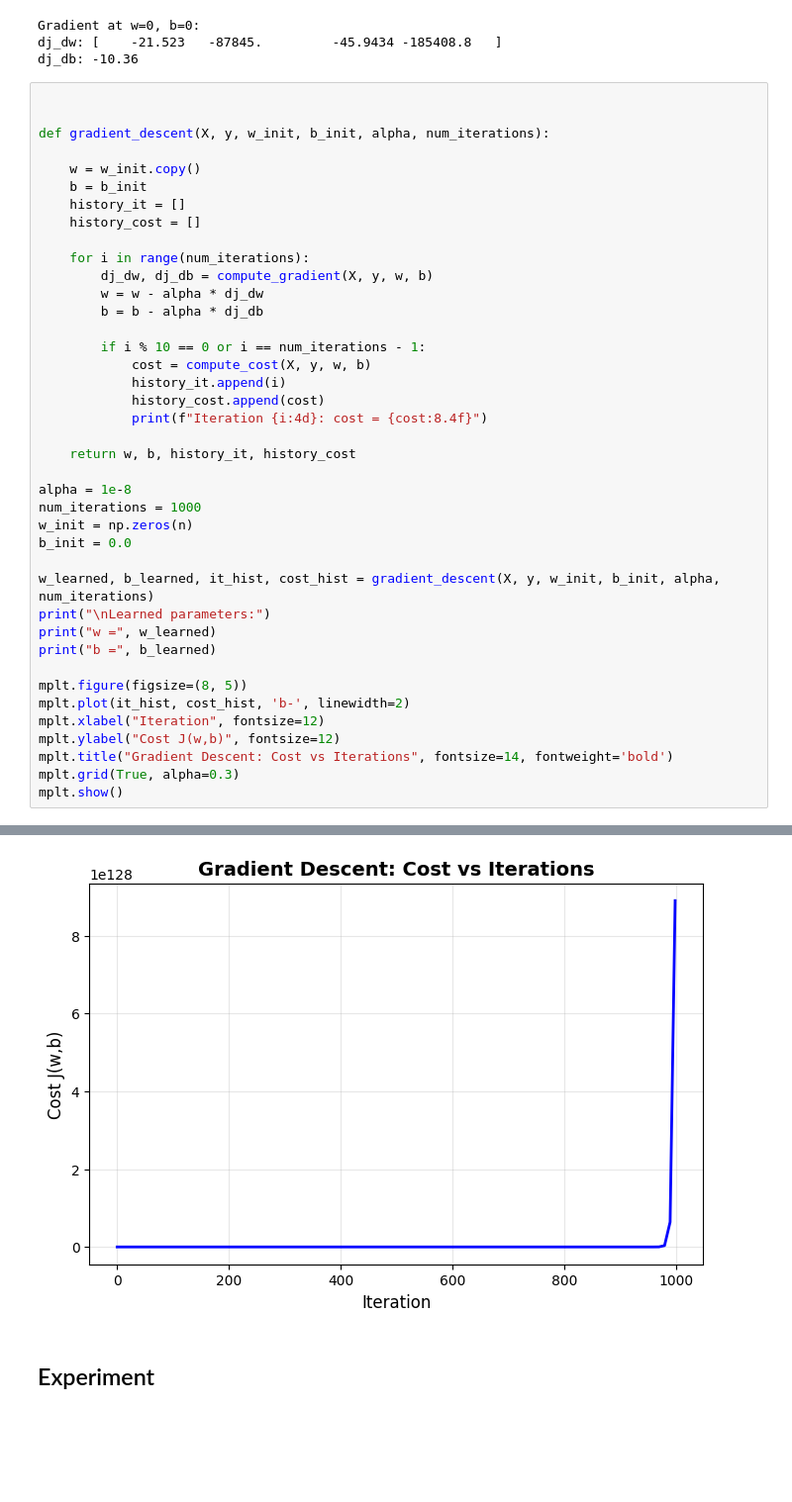
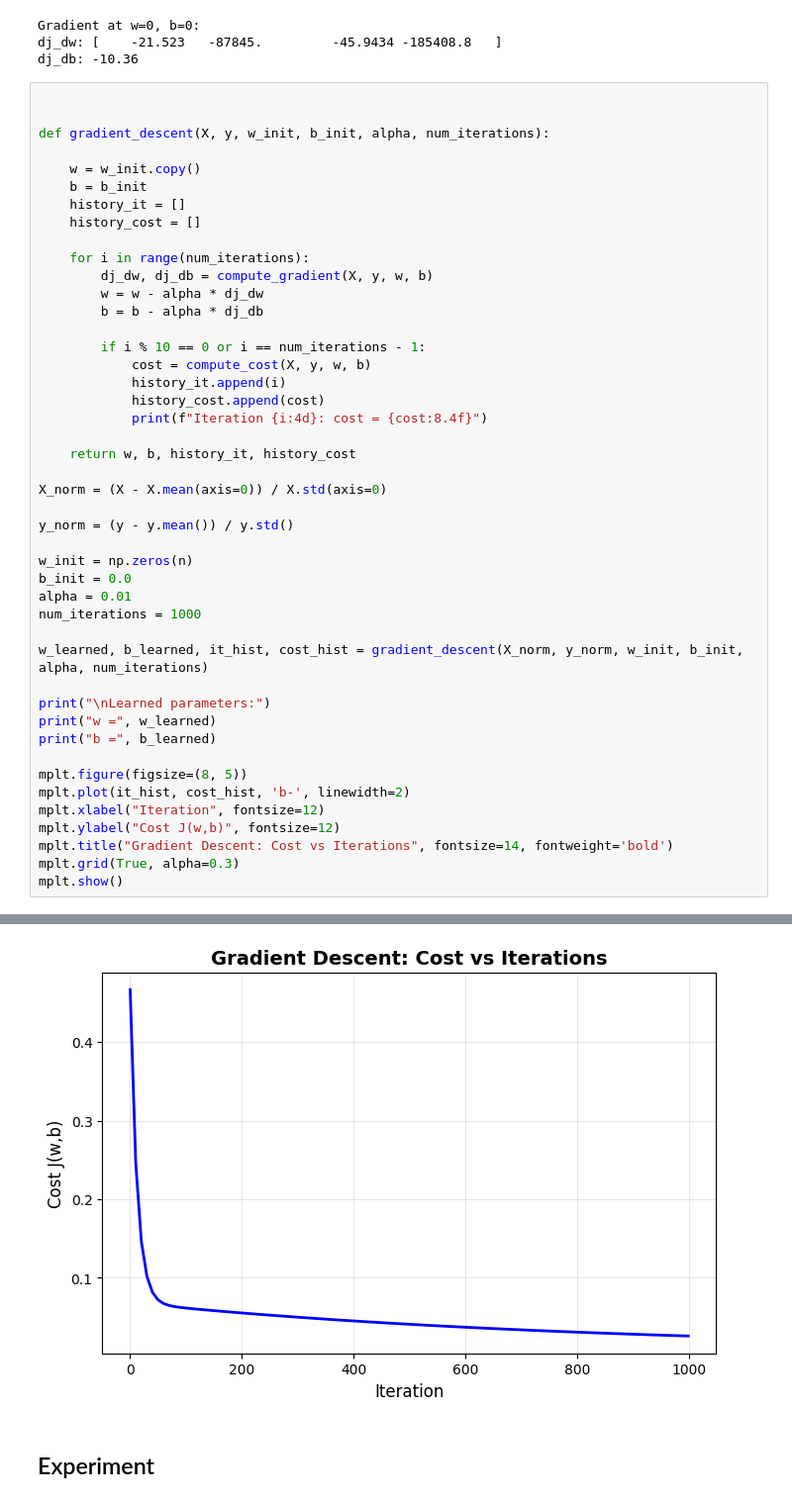
Before and after one commit to SantiagoSu15/Regressio-lab, a Jupyter notebook: 02_part2_polyreg.ipynb, the cells around one changed output, grey strips where cells are left out. Shown at 99% size. Saved outputs shown, nothing was run; the diff lists cells and outputs as text; blank space fills up the shorter version.

```diff
--- a/02_part2_polyreg.ipynb
+++ b/02_part2_polyreg.ipynb
@@ -147,12 +147,17 @@ def gradient_descent(X, y, w_init, b_init, alpha, num_iterations):
 
     return w, b, history_it, history_cost
 
-alpha = 1e-8
-num_iterations = 1000
+X_norm = (X - X.mean(axis=0)) / X.std(axis=0)
+
+y_norm = (y - y.mean()) / y.std()
+
 w_init = np.zeros(n)
 b_init = 0.0
+alpha = 0.01
+num_iterations = 1000
 
-w_learned, b_learned, it_hist, cost_hist = gradient_descent(X, y, w_init, b_init, alpha, num_iterations)
+w_learned, b_learned, it_hist, cost_hist = gradient_descent(X_norm, y_norm, w_init, b_init, alpha, num_iterations)
+
 print("\nLearned parameters:")
 print("w =", w_learned)
 print("b =", b_learned)
@@ -185,4 +190,4 @@ b = -1.7597950238178895e+56
-[figure, old version]
+[figure, new version]
 # %% [markdown]
 ## Experiment
 # %%
```
Also changed, not shown: parts of 4 cells of this notebook.
